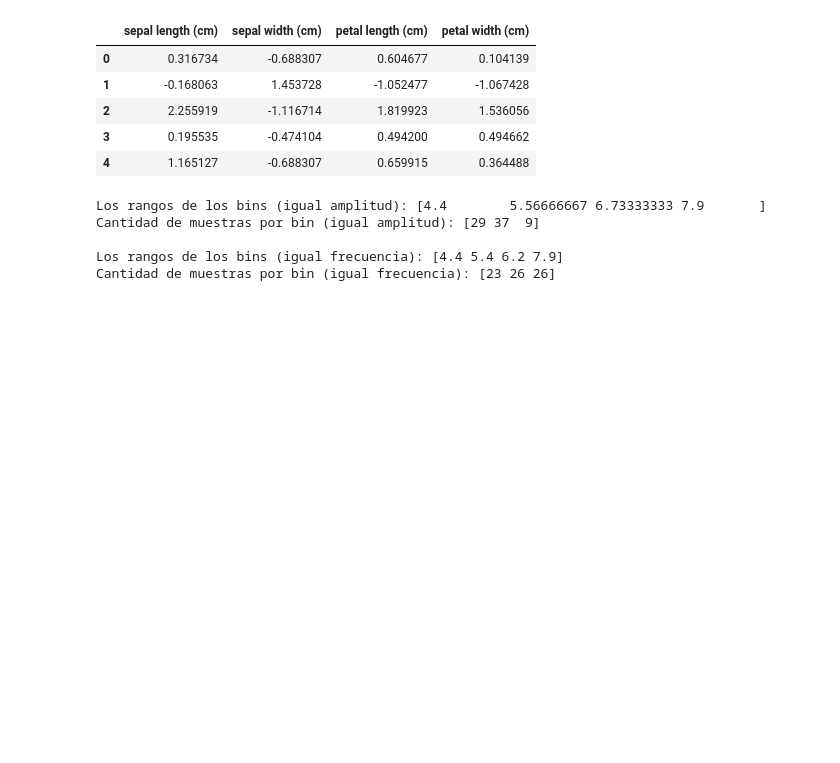
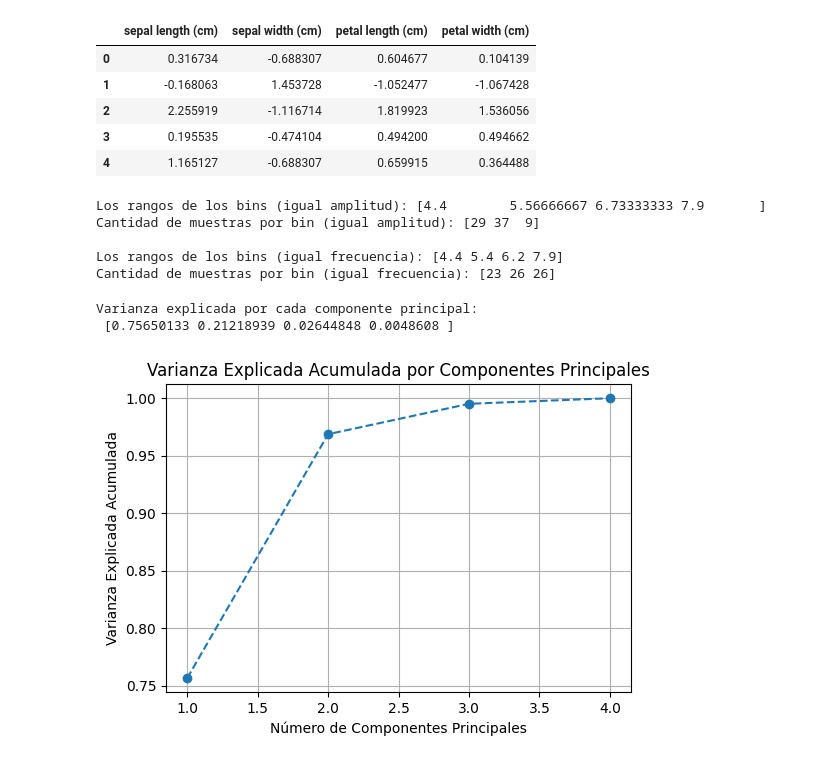
Before and after one commit to mar-valeria/AprendizajeAutomaticoInicial-05-N0105, a Jupyter notebook: 2-Notebooks/03-1-Procesado-Datos.ipynb, the cells around one changed output. Cells and saved outputs as stored; diff of their text form; code cells hidden in the pictures; blank space fills up the shorter version.

```diff
--- a/2-Notebooks/03-1-Procesado-Datos.ipynb
+++ b/2-Notebooks/03-1-Procesado-Datos.ipynb
@@ -243,7 +243,7 @@ display(X_min_max_normalized.head())
 
 # Estandarización
 standard_scaler = StandardScaler()
-X_standardized = pd.DataFrame(standard_scaler.fit_transform(X_half), columns=X_half.columns)
+X_half_standardized = pd.DataFrame(standard_scaler.fit_transform(X_half), columns=X_half.columns)
 print("Estandarización:\n")
 display(X_standardized.head())
 # %% [output]
@@ -287,3 +287,22 @@ Cantidad de muestras por bin (igual amplitud): [29 37  9]
 
 Los rangos de los bins (igual frecuencia): [4.4 5.4 6.2 7.9]
 Cantidad de muestras por bin (igual frecuencia): [23 26 26]
+# %%
+# Varianza explicada por cada componente principal
+pca = PCA()
+pca.fit(X_half_standardized)
+explained_variance = pca.explained_variance_ratio_
+print("Varianza explicada por cada componente principal:\n", explained_variance)
+
+# Grafico de la varianza explicada acumulada
+plt.figure(figsize=(6, 4))
+plt.plot(range(1, len(explained_variance) + 1), explained_variance.cumsum(), marker='o', linestyle='--')
+plt.title('Varianza Explicada Acumulada por Componentes Principales')
+plt.xlabel('Número de Componentes Principales')
+plt.ylabel('Varianza Explicada Acumulada')
+plt.grid()
+plt.show()
+# %% [output]
+Varianza explicada por cada componente principal:
+ [0.75650133 0.21218939 0.02644848 0.0048608 ]
+[figure, added]
```
Also changed, not shown: parts of 3 cells of this notebook.
